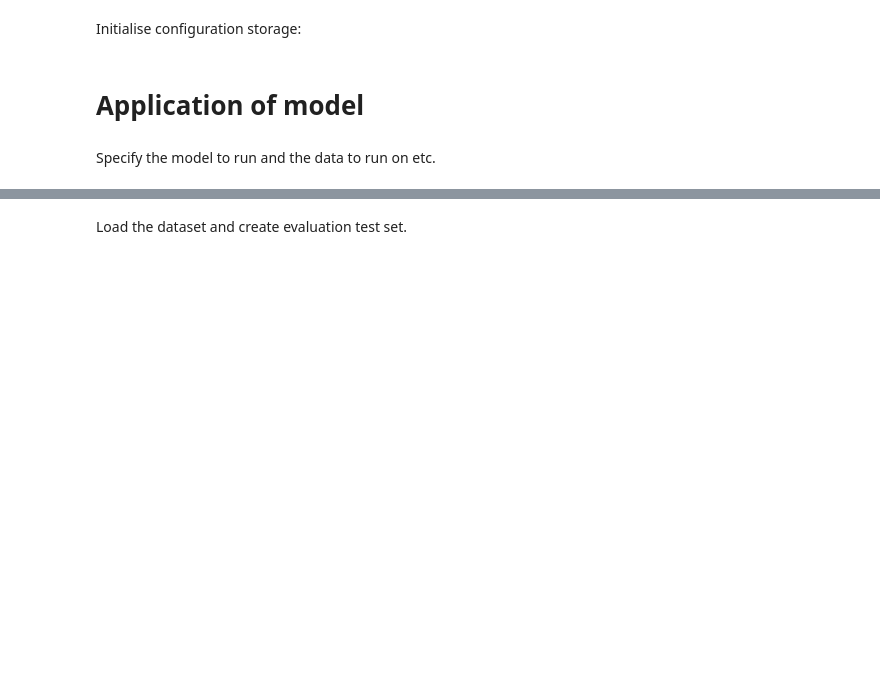
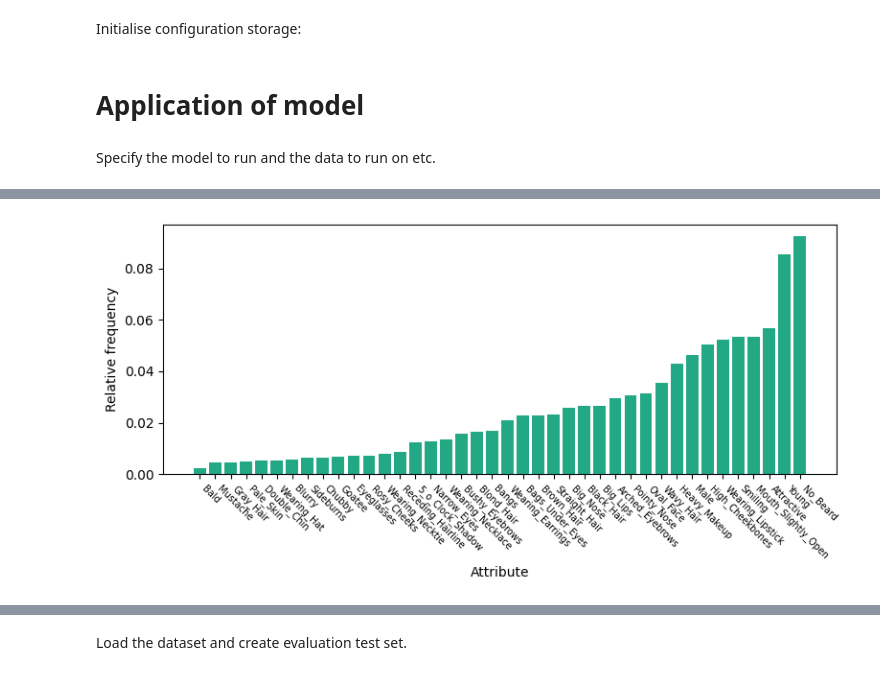
Before and after one commit to eso28599/mmvmvae, a Jupyter notebook: apply_model.ipynb, the cells around one changed output, grey strips where cells are left out. Saved outputs shown, nothing was run; the diff lists cells and outputs as text; code cells hidden in the pictures; blank space fills up the shorter version.

```diff
--- a/apply_model.ipynb
+++ b/apply_model.ipynb
@@ -98,0 +132,7 @@ text = batch1[0]['text']
+# %%
+# frequency plot graph
+attributes = df_attributes.copy()
+for column in attributes.columns[1:]:
+    attributes[column] = attributes[column].map({1 : 1, -1: 0})
+freq_attr = attribtues.sum(axis=0)
+s_sorted = (freq_attr/(freq_attr.sum())).sort_values()
@@ -98,0 +151,18 @@ text = batch1[0]['text']
+# %%
+cmap = cm.get_cmap('viridis')
+color_pos = 0.6
+figsize = (8, 4)
+xlabel = 'Attribute'
+ylabel = 'Relative frequency'
+color = cmap(color_pos)                      # RGBA tuple for a single color
+
+fig, ax = plt.subplots(figsize=figsize)
+ax.bar(range(len(s_sorted)), s_sorted.values, color=color)
+ax.set_xticks(range(len(s_sorted)))
+ax.set_xticklabels(s_sorted.index, rotation=315, ha='left', fontsize=7)  # 45° labels
+ax.set_xlabel(xlabel)
+ax.set_ylabel(ylabel)
+plt.tight_layout()
+plt.savefig("data/CelebA/attribute_frequencies.png")
+# %% [output]
+[figure, added]
```
Also changed, not shown: parts of 24 cells of this notebook, 19 other files.
